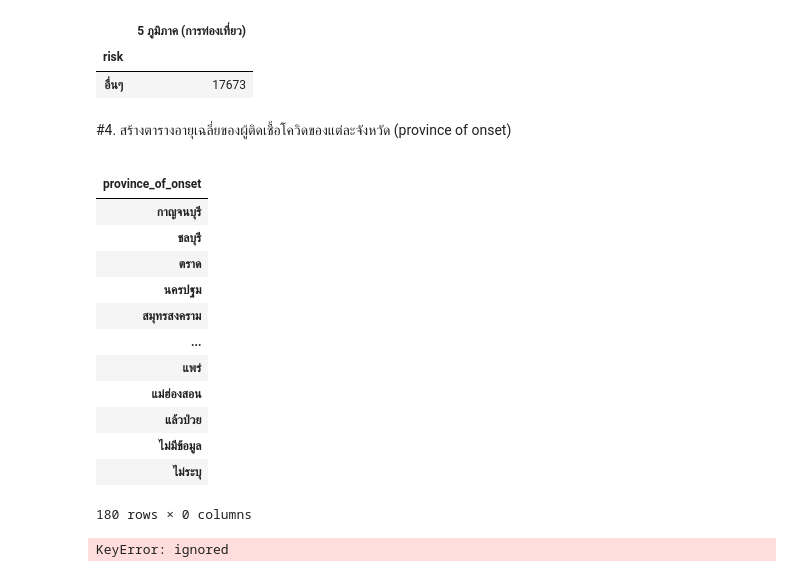
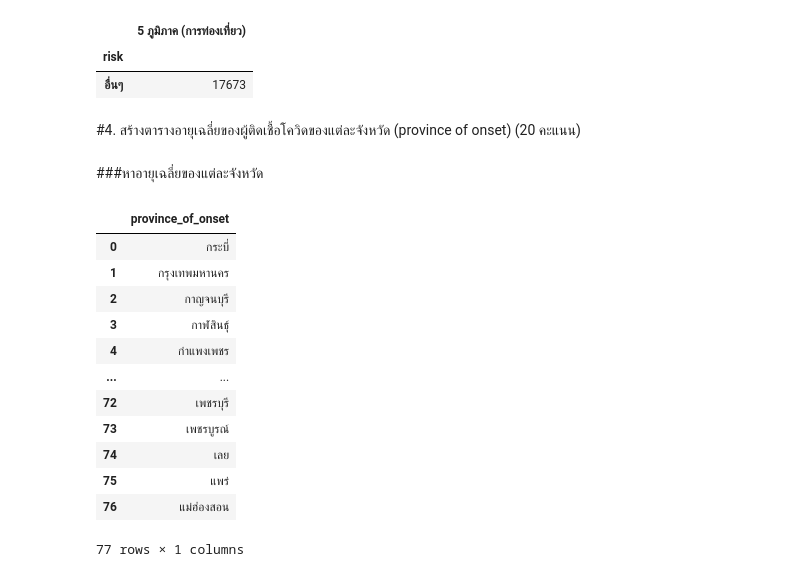
Before and after one commit to Thitichaya2000/data_viz_2022, a Jupyter notebook: BasicPython&DataViz_midterm2022.ipynb, the cells around one changed output. Saved outputs shown, nothing was run; the diff lists cells and outputs as text; code cells hidden in the pictures.

```diff
--- a/BasicPython&DataViz_midterm2022.ipynb
+++ b/BasicPython&DataViz_midterm2022.ipynb
@@ -747,27 +754,23 @@ n3_travel5.sort_values(by='5 ภูมิภาค (การท่องเท
 | risk |  |
 | อื่นๆ | 17673 |
 # %% [markdown]
-#4. สร้างตารางอายุเฉลี่ยของผู้ติดเชื้อโควิดของแต่ละจังหวัด (province of onset)
+#4. สร้างตารางอายุเฉลี่ยของผู้ติดเชื้อโควิดของแต่ละจังหวัด (province of onset) (20 คะแนน)
-# %%
-n4 = data_midterm.groupby('province_of_onset')[['age']].mean()
-n4
-# %% [output]
-|  |
-| province_of_onset |
-| กาญจนบุรี |
-| ชลบุรี |
-| ตราด |
-| นครปฐม |
-| สมุทรสงคราม |
-| ... |
-| แพร่ |
-| แม่ฮ่องสอน |
-| แล้วป่วย |
-| ไม่มีข้อมูล |
-| ไม่ระบุ |
-180 rows × 0 columns
-# %%
-n4 = data_midterm[['age','province_of_onset','6 ภูมิภาค (ภูมิศาสตร์)']]   ## กำหนดตัวแปร df_4 ให้สร้างเป็นตารางที่มีคอลัมน์ 'age','province_of_onset','6 ภูมิภาค (ภูมิศาสตร์)' เพื่อนำไปใช้ในคำสั่ง .groupby
-n4  ## แสดงตาราง
-# %% [output]
-KeyError: ignored
+# %% [markdown]
+###หาอายุเฉลี่ยของแต่ละจังหวัด
+# %%
+n4_age = data_midterm_drop.groupby('province_of_onset')[['age']].mean().reset_index()  #จัดกลุ่มข้อมูลด้วย 'จังหวัด' แล้วหาค่าเฉลี่ยของ ['age'] # .reset_index() คือ reset ให้หัวตารางสามารถนำไปใช้ต่อได้
+n4_age
+# %% [output]
+|  | province_of_onset |
+| 0 | กระบี่ |
+| 1 | กรุงเทพมหานคร |
+| 2 | กาญจนบุรี |
+| 3 | กาฬสินธุ์ |
+| 4 | กำแพงเพชร |
+| ... | ... |
+| 72 | เพชรบุรี |
+| 73 | เพชรบูรณ์ |
+| 74 | เลย |
+| 75 | แพร่ |
+| 76 | แม่ฮ่องสอน |
+77 rows × 1 columns
```
Also changed, not shown: parts of 9 cells of this notebook.
